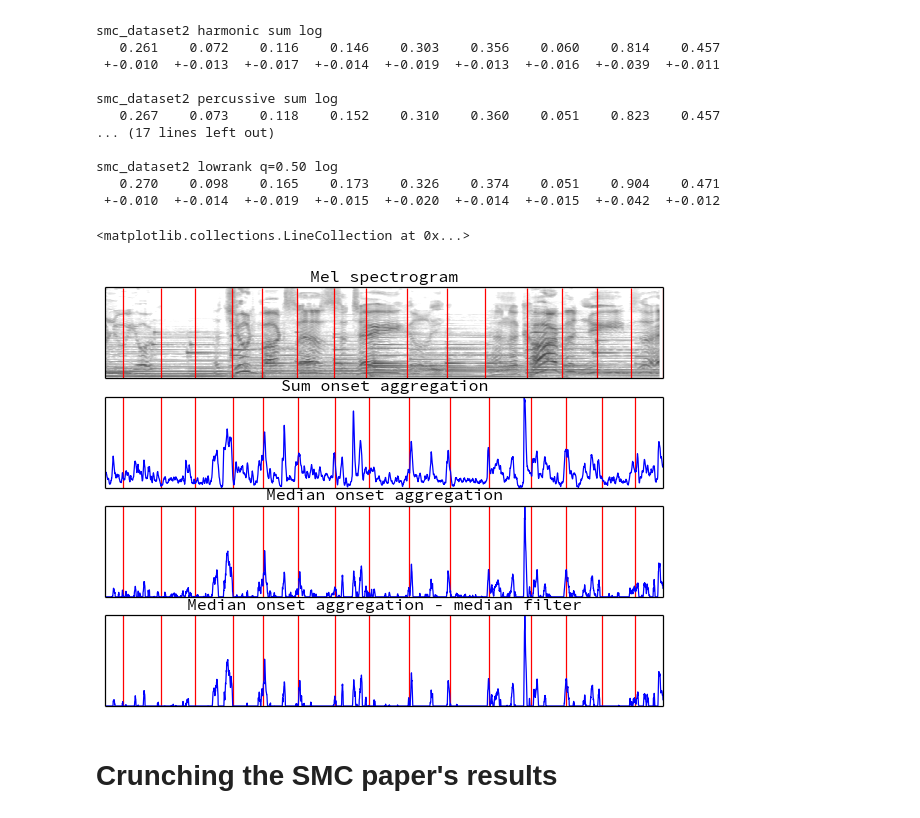
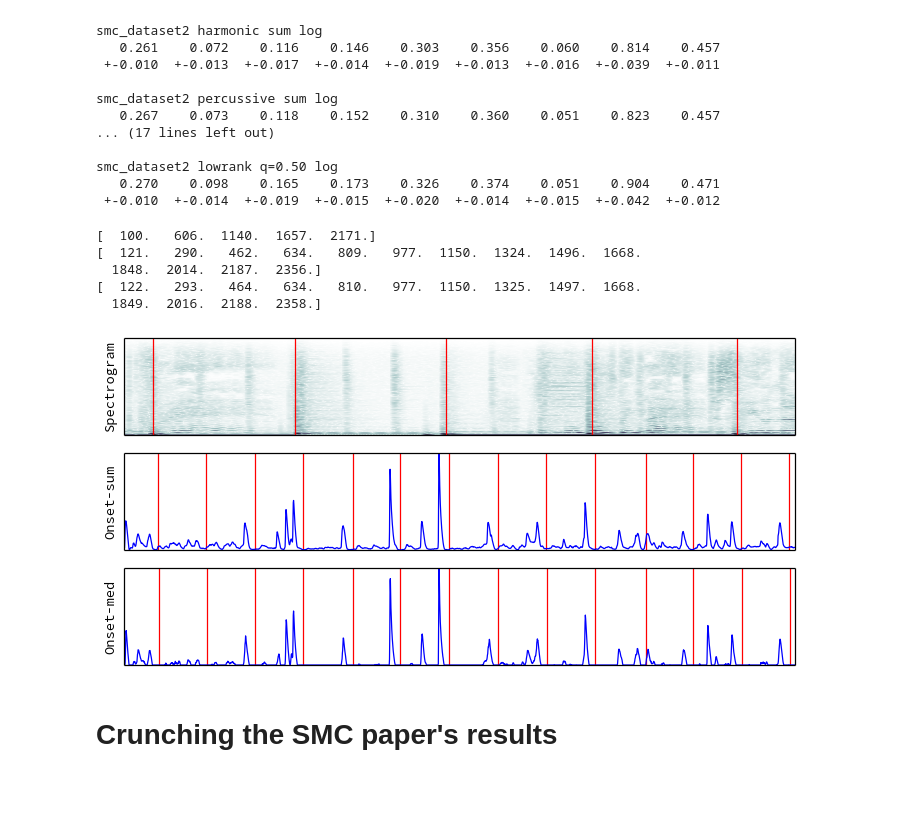
Before and after one commit to bmcfee/beat_onset, a Jupyter notebook: code/ICASSP2013 - Beat tracking.ipynb, the cells around one changed output. Saved outputs shown, nothing was run; the diff lists cells and outputs as text; code cells hidden in the pictures; blank space fills up the shorter version.

Commit message:
checking in figures

```diff
--- a/code/ICASSP2013 - Beat tracking.ipynb
+++ b/code/ICASSP2013 - Beat tracking.ipynb
@@ -220,6 +257,13 @@ smc_dataset2 lowrank q=0.50 log
 import librosa
 import functools
 specshow = functools.partial(imshow, aspect='auto', interpolation='nearest', origin='lower', cmap='gray_r')
+# %%
+def get_beats(filename, offset, duration):
+    beat_times = np.loadtxt(filename)
+    beat_times = beat_times[(offset <= beat_times) & (beat_times <= offset + duration)]
+    beat_times = beat_times - offset
+
+    return np.round(beat_times * sr / 64.)
 # %%
 def odf_sum(S):
     o = np.sum(np.maximum(0.0, np.diff(S, axis=1)), axis=0)
@@ -234,8 +278,8 @@ def odf_med(S):
     o = o / o.max()
     return o
 # %%
-OFFSET = 5.0
-DURATION = 10.0
-y, sr = librosa.load('/home/bmcfee/data/SMC_Mirex/SMC_MIREX_Audio/SMC_052.wav', duration=DURATION, offset=OFFSET)
+OFFSET = 21.0
+DURATION = 7.0
+y, sr = librosa.load('/home/bmcfee/data/SMC_Mirex/SMC_MIREX_Audio/SMC_275.wav', duration=DURATION, offset=OFFSET)
 S, phase = librosa.magphase(librosa.stft(y, n_fft=2048, hop_length=64))
 S = S / S.max()
@@ -248,31 +286,40 @@ beats = np.round(beat_times * sr / 64)
+# %%
+beats = get_beats('/home/bmcfee/data/SMC_Mirex/SMC_annotations_reformat/SMC_275.txt', OFFSET, DURATION)
+beats_pred_sum = get_beats('/home/bmcfee/git/beat_onset/data/predictions/smc_dataset2/SMC_275.log.sum.full.csv', OFFSET, DURATION)
+beats_pred_med = get_beats('/home/bmcfee/git/beat_onset/data/predictions/smc_dataset2/SMC_275.log.q=0.50.full.csv', OFFSET, DURATION)
+# %%
+print beats
+print beats_pred_sum
+print beats_pred_med
+# %% [output]
+[  100.   606.  1140.  1657.  2171.]
+[  121.   290.   462.   634.   809.   977.  1150.  1324.  1496.  1668.
+  1848.  2014.  2187.  2356.]
+[  122.   293.   464.   634.   810.   977.  1150.  1325.  1497.  1668.
+  1849.  2016.  2188.  2358.]
 # %%
 M = librosa.feature.melfb(sr, n_fft=2048, n_mels=128, fmax=8000)
 M = M[:,:1025]
 # %%
-figure(figsize=(8,6))
-subplot(411)
-specshow(librosa.logamplitude(M.dot(S)), vmax=0, vmin=-40.0)
+figure(figsize=(8,4))
+subplot(311)
+specshow(S**(1./3))
 xticks([]), yticks([])
-vlines(beats, 0, 127, colors='r')
-title('Mel spectrogram')
-subplot(412)
+vlines(beats, 0, S.shape[0], colors='r')
+ylabel('Spectrogram')
+subplot(312)
 plot(odf_sum(librosa.logamplitude(M.dot(S)))), axis('tight')
 xticks([]), yticks([])
-vlines(beats, 0, 1, colors='r')
-title('Sum onset aggregation')
-subplot(413)
+vlines(beats_pred_sum, 0, 1, colors='r')
+ylabel('Onset-sum')
+subplot(313)
 plot(odf_med(librosa.logamplitude(M.dot(S)))), axis('tight')
 xticks([]), yticks([])
-title('Median onset aggregation')
-vlines(beats, 0, 1, colors='r')
-subplot(414)
-plot(odf_med(scipy.signal.medfilt2d(librosa.logamplitude(M.dot(S)), kernel_size=(1,5)))), axis('tight')
-xticks([]), yticks([])
-title('Median onset aggregation - median filter')
-vlines(beats, 0, 1, colors='r')
+ylabel('Onset-med')
+vlines(beats_pred_med, 0, 1, colors='r')
+tight_layout()
 # %% [output]
-<matplotlib.collections.LineCollection at 0x...>
-[figure, old version]
+[figure, new version]
 # %% [markdown]
 # Crunching the SMC paper's results
 # %%
```
Also changed, not shown: parts of 20 cells of this notebook, 6 other files.
